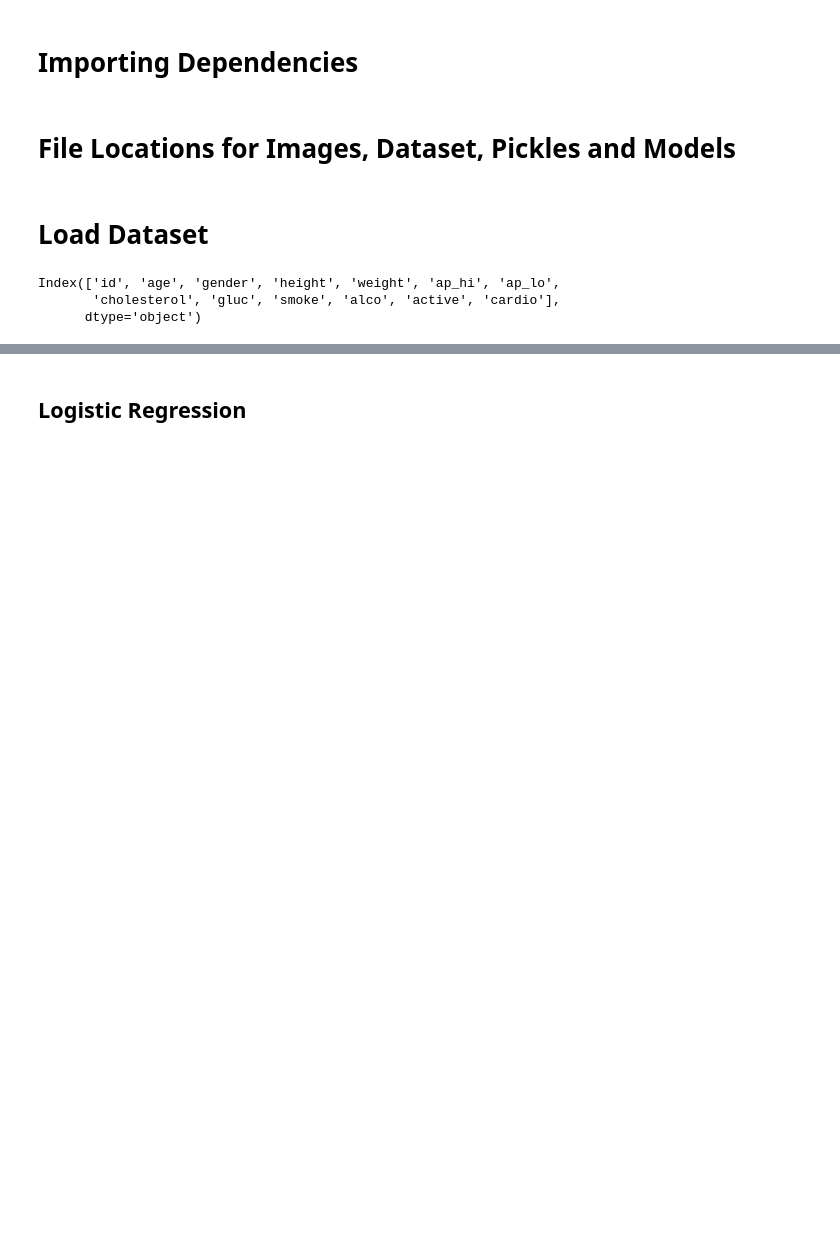
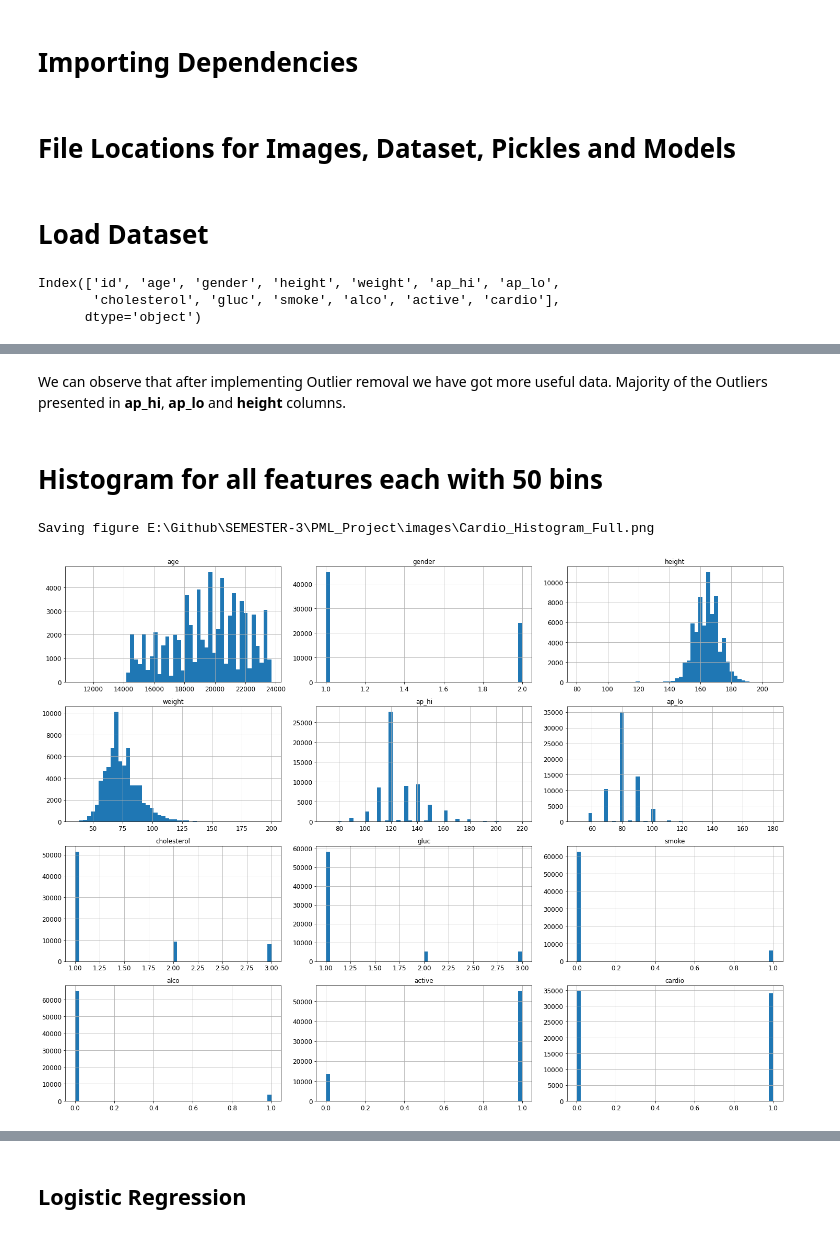
Before and after one commit to OutliersTeam/Cardiovascular-Disease-Prediction, a Jupyter notebook: Notebooks/Cardiovascular_Disease_Prediction.ipynb, the cells around one changed output, grey strips where cells are left out. Drawn from its saved outputs; the diff is of its cells as text; code cells hidden in the pictures; blank space fills up the shorter version.

```diff
--- a/Notebooks/Cardiovascular_Disease_Prediction.ipynb
+++ b/Notebooks/Cardiovascular_Disease_Prediction.ipynb
@@ -223,0 +207,11 @@ from sklearn.metrics import accuracy_score, classification_report, confusion_mat
+# %% [markdown]
+We can observe that after implementing Outlier removal we have got more useful data. Majority of the Outliers presented in **ap_hi**, **ap_lo** and **height** columns.
+# %% [markdown]
+# Histogram for all features each with 50 bins
+# %%
+cardio.hist(bins=50, figsize=(20,15))
+save_fig('Cardio_Histogram_Full')
+plt.show()
+# %% [output]
+Saving figure E:\Github\SEMESTER-3\PML_Project\images\Cardio_Histogram_Full.png
+[figure, added]
```
Also changed, not shown: parts of 96 cells of this notebook, 15 other files.
